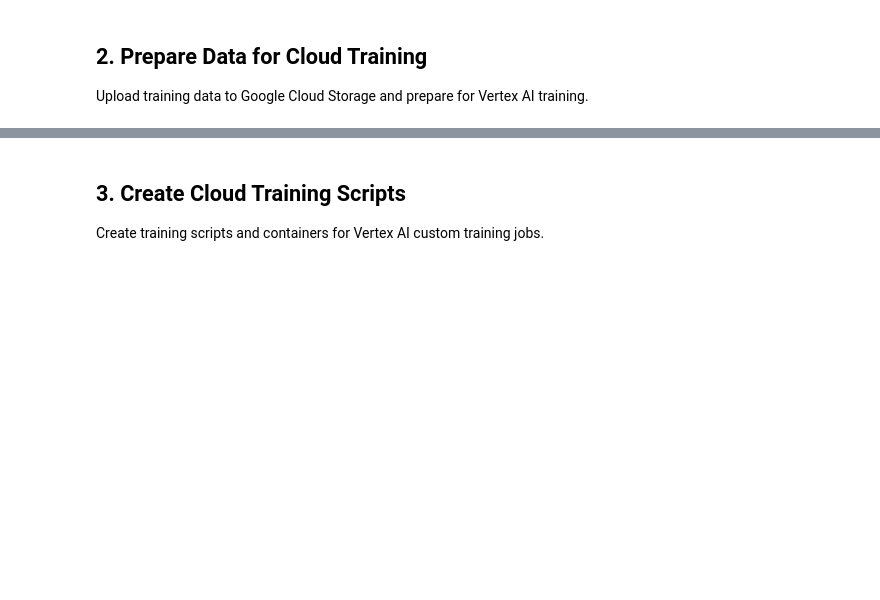
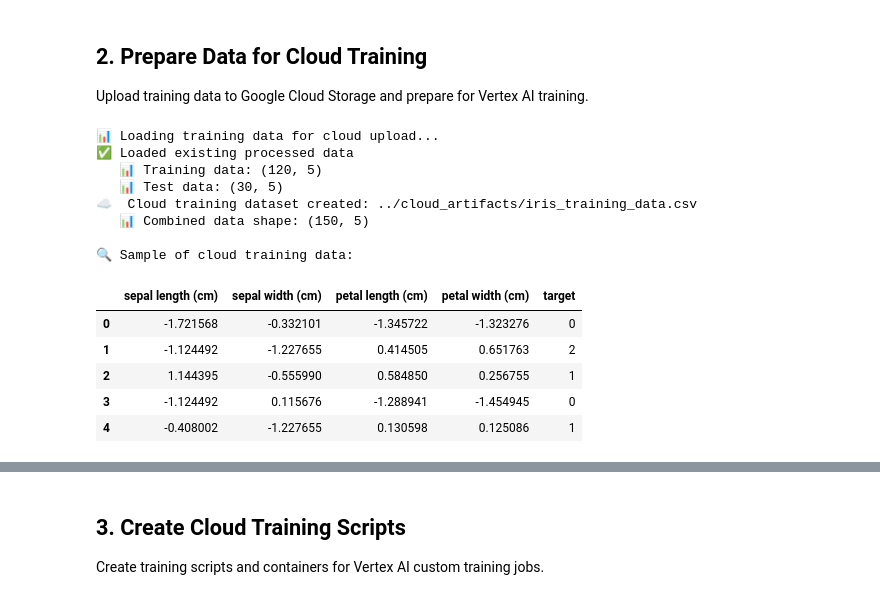
Before and after one commit to farishussain/GCP_MLOps, a Jupyter notebook: notebooks/04_vertex_ai_training.ipynb, the cells around one changed output, grey strips where cells are left out. Saved outputs shown, nothing was run; the diff lists cells and outputs as text; code cells hidden in the pictures; blank space fills up the shorter version.

```diff
--- a/notebooks/04_vertex_ai_training.ipynb
+++ b/notebooks/04_vertex_ai_training.ipynb
@@ -59,25 +92,26 @@ print("🌥️  Vertex AI Training Pipeline - Phase 4")
 # %%
-# Load configuration
-config = Config('../configs/config.yaml')
+# Simple configuration setup
+RANDOM_STATE = 42
+DATA_DIR = Path("../data")
 
-# Setup logging
-logger = setup_logging('vertex_ai_training', level='INFO')
+# Setup basic logging
+import logging
+logger = logging.getLogger('vertex_ai_training')
+logger.setLevel(logging.INFO)
 
 # Set random seed for reproducibility
-RANDOM_STATE = config.project.random_state
 np.random.seed(RANDOM_STATE)
 
 # Define paths
-DATA_DIR = Path(config.paths.data_dir)
 PROCESSED_DATA_DIR = DATA_DIR / "processed"
 MODELS_DIR = Path("../models")
 CLOUD_DIR = Path("../cloud_artifacts")
 CLOUD_DIR.mkdir(exist_ok=True)
 
-print(f"🔧 Configuration loaded from: {config.config_path}")
+print(f"🔧 Configuration setup complete")
 print(f"🎲 Random state: {RANDOM_STATE}")
 print(f"📂 Data directory: {PROCESSED_DATA_DIR}")
 print(f"💾 Models directory: {MODELS_DIR}")
 print(f"☁️  Cloud artifacts: {CLOUD_DIR}")
 
-logger.info("Vertex AI training environment configured")
+print("✅ Vertex AI training environment configured")
@@ -148,47 +198,67 @@ if train_file.exists() and test_file.exists():
     print(f"   📊 Training data: {train_data.shape}")
     print(f"   📊 Test data: {test_data.shape}")
 else:
-    # Create processed data using our data loader
+    # Create processed data using sklearn iris dataset
     print("🔄 Creating processed datasets...")
-    data_loader = DataLoader()
-    iris_data = data_loader.load_iris_dataset()
+    from sklearn.datasets import load_iris
+    from sklearn.preprocessing import StandardScaler
 
-    # Split data (similar to our preprocessing pipeline)
+    # Load iris dataset
+    iris = load_iris()
+    X = pd.DataFrame(iris.data, columns=iris.feature_names)
+    y = pd.Series(iris.target, name='target')
+
+    # Standardize features
+    scaler = StandardScaler()
+    X_scaled = pd.DataFrame(scaler.fit_transform(X), columns=X.columns)
+
+    # Split data
     from sklearn.model_selection import train_test_split
-
-    X = iris_data.drop('species', axis=1)
-    y = iris_data['species']
-
     X_train, X_test, y_train, y_test = train_test_split(
-        X, y, test_size=0.2, random_state=RANDOM_STATE, stratify=y
+        X_scaled, y, test_size=0.2, random_state=RANDOM_STATE, stratify=y
     )
 
     # Create DataFrames
-    train_data = pd.concat([X_train, y_train], axis=1)
-    test_data = pd.concat([X_test, y_test], axis=1)
+    train_data = pd.concat([X_train.reset_index(drop=True), y_train.reset_index(drop=True)], axis=1)
+    test_data = pd.concat([X_test.reset_index(drop=True), y_test.reset_index(drop=True)], axis=1)
 
     # Ensure directories exist
     PROCESSED_DATA_DIR.mkdir(parents=True, exist_ok=True)
 
     # Save datasets
     train_data.to_csv(train_file, index=False)
     test_data.to_csv(test_file, index=False)
 
     print(f"✅ Created and saved datasets")
     print(f"   📊 Training data: {train_data.shape}")
     print(f"   📊 Test data: {test_data.shape}")
 
 # Prepare cloud training dataset (combine for cloud training)
-cloud_train_data = pd.concat([train_data, test_data], axis=1)
+cloud_train_data = pd.concat([train_data, test_data], axis=0)  # Concatenate rows, not columns
 cloud_data_path = CLOUD_DIR / "iris_training_data.csv"
 cloud_train_data.to_csv(cloud_data_path, index=False)
 
 print(f"☁️  Cloud training dataset created: {cloud_data_path}")
 print(f"   📊 Combined data shape: {cloud_train_data.shape}")
 
 # Display sample data
 print("\n🔍 Sample of cloud training data:")
 display(cloud_train_data.head())
+# %% [output]
+📊 Loading training data for cloud upload...
+✅ Loaded existing processed data
+   📊 Training data: (120, 5)
+   📊 Test data: (30, 5)
+☁️  Cloud training dataset created: ../cloud_artifacts/iris_training_data.csv
+   📊 Combined data shape: (150, 5)
+
+🔍 Sample of cloud training data:
+|  | sepal length (cm) | sepal width (cm) | petal length (cm) | petal width (cm) | target |
+| 0 | -1.721568 | -0.332101 | -1.345722 | -1.323276 | 0 |
+| 1 | -1.124492 | -1.227655 | 0.414505 | 0.651763 | 2 |
+| 2 | 1.144395 | -0.555990 | 0.584850 | 0.256755 | 1 |
+| 3 | -1.124492 | 0.115676 | -1.288941 | -1.454945 | 0 |
+| 4 | -0.408002 | -1.227655 | 0.130598 | 0.125086 | 1 |
 # %%
 # Initialize cloud training utilities
 try:
```
Also changed, not shown: parts of 18 cells of this notebook, 53 other files.
